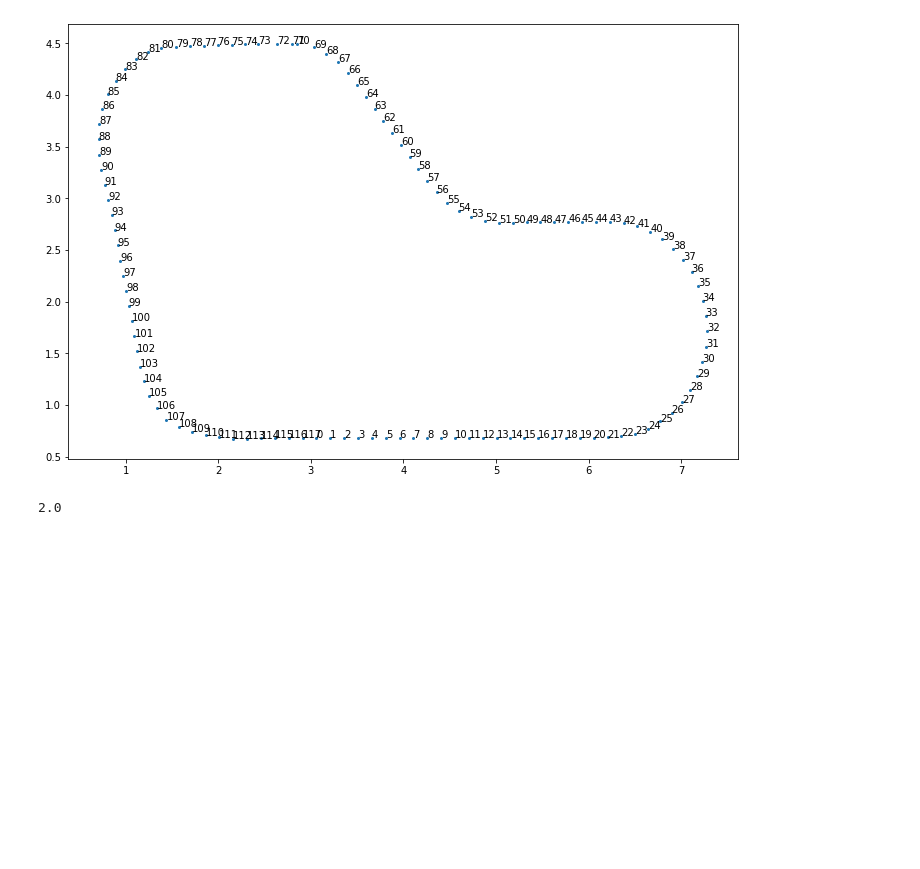
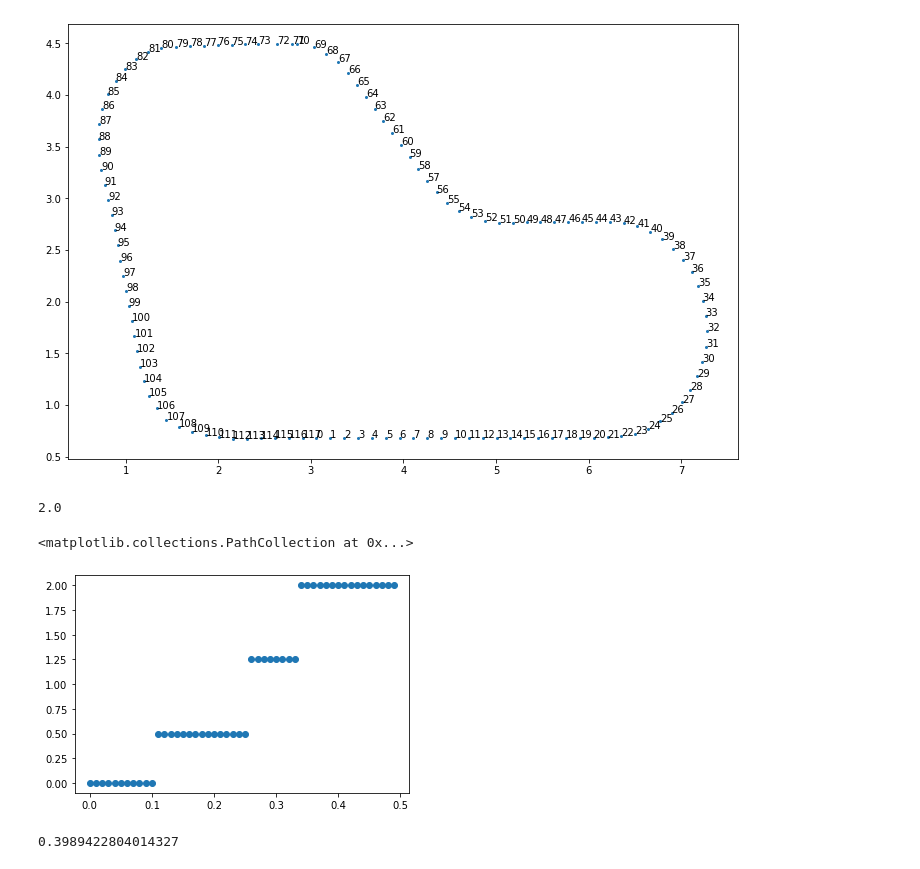
Before and after one commit to Williams224/DeepRacerRewardFunctions, a Jupyter notebook: analysis.ipynb, the cells around one changed output. Drawn from its saved outputs; the diff is of its cells as text; code cells hidden in the pictures; blank space fills up the shorter version.

```diff
--- a/analysis.ipynb
+++ b/analysis.ipynb
@@ -56,9 +56,9 @@ def path_reward(next_waypoint, outer_track_waypoints, middle_track_waypoints, in
         if distance_from_center > marker_1 and not is_left_of_center:
             return 2.0
         elif distance_from_center > marker_2 and not is_left_of_center:
+            return 1.25
+        elif distance_from_center > marker_3 and not is_left_of_center:
             return 0.5
-        elif distance_from_center > marker_3 and not is_left_of_center:
-            return 0.1
         else:
             return 1e-3
 
@@ -69,9 +69,9 @@ def path_reward(next_waypoint, outer_track_waypoints, middle_track_waypoints, in
         if distance_from_center > marker_1 and is_left_of_center:
             return 2.0
         elif distance_from_center > marker_2 and is_left_of_center:
+            return 1.25
+        elif distance_from_center > marker_3 and is_left_of_center:
             return 0.5
-        elif distance_from_center > marker_3 and is_left_of_center:
-            return 0.1
         else:
             return 1e-3
 
@@ -83,0 +86,12 @@ path_reward(75, outer_track, middle_track, inner_track, track_width=1.6, distanc
+# %%
+track_width = 1.6
+a = np.arange(0.0, 0.5, 0.01)
+# %%
+rewards = []
+for i in range(0, len(a)):
+    rewards.append(path_reward(75, outer_track, middle_track, inner_track, track_width=1.6, distance_from_center = a[i] * 1.6, is_left_of_center=True))
+# %%
+plt.scatter(a, rewards)
+# %% [output]
+<matplotlib.collections.PathCollection at 0x...>
+[figure, added]
@@ -83,0 +100,4 @@ path_reward(75, outer_track, middle_track, inner_track, track_width=1.6, distanc
+# %%
+norm.pdf(0.5, 0.5,1.0)
+# %% [output]
+0.3989422804014327
```
Also changed, not shown: parts of 17 cells of this notebook, 2 other files.
